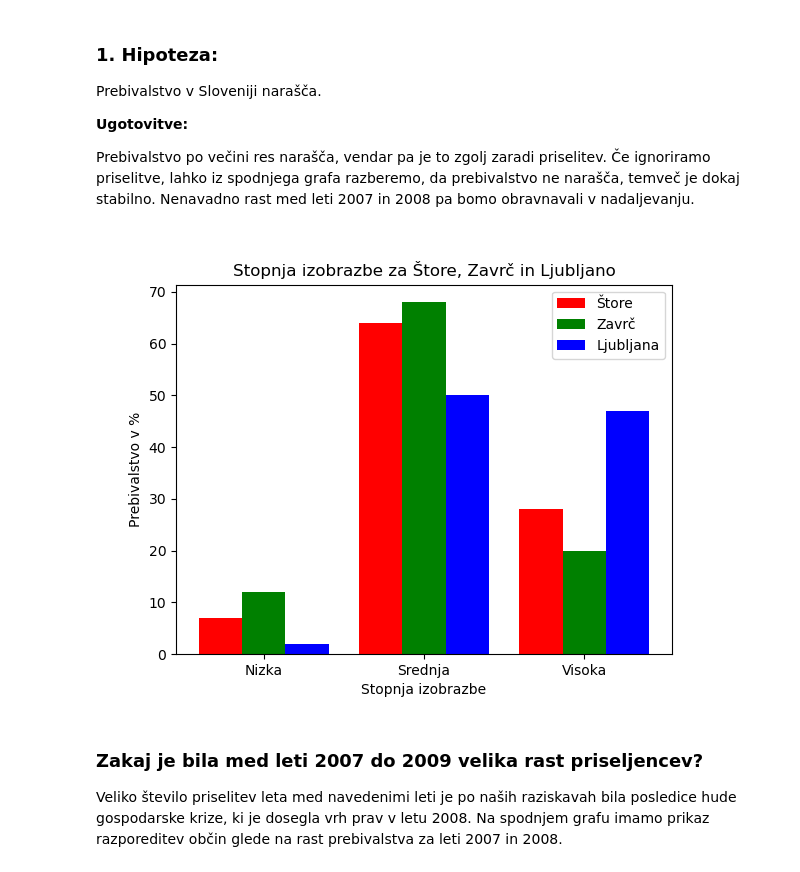
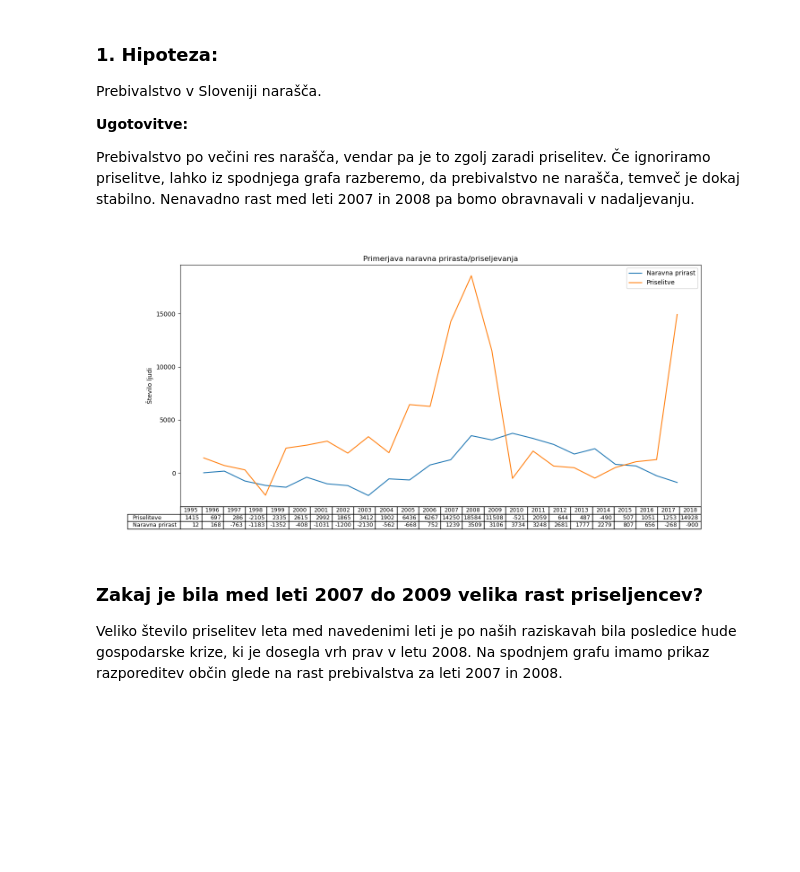
Before and after one commit to TilenMocnik/PR20TMJDLK, a Jupyter notebook: report.ipynb, the cells around one changed output. Cells and saved outputs as stored; diff of their text form; code cells hidden in the pictures; blank space fills up the shorter version.

```diff
--- a/report.ipynb
+++ b/report.ipynb
@@ -18,10 +34,9 @@ Za nekatere od zgoraj naštetih podatkov smo imeli na voljo celo več tabel, ven
 # %% [markdown]
 <p><b><h3>1. Hipoteza: </h3></b> Prebivalstvo v Sloveniji narašča.</p>
 <p><b>Ugotovitve:</b></p> Prebivalstvo po večini res narašča, vendar pa je to zgolj zaradi priselitev. Če ignoriramo priselitve, lahko iz spodnjega grafa razberemo, da prebivalstvo ne narašča, temveč je dokaj stabilno. Nenavadno rast med leti 2007 in 2008 pa bomo obravnavali v nadaljevanju.
-# %%
-from IPython.display import Image
-Image(filename='Graphs/izobrazba.png')
-# %% [output]
-[figure, removed]
+# %%
+Image(filename='Graphs/naravnaPrirast-Priseljevanje.png')
+# %% [output]
+[figure, added]
 # %% [markdown]
 <p><b><h3>Zakaj je bila med leti 2007 do 2009 velika rast priseljencev? </h3></b> Veliko število priselitev leta med navedenimi leti je po naših raziskavah bila posledice hude gospodarske krize, ki je dosegla vrh prav v letu 2008. Na spodnjem grafu imamo prikaz razporeditev občin glede na rast prebivalstva za leti 2007 in 2008.</p>
```
Also changed, not shown: parts of 32 cells of this notebook.
